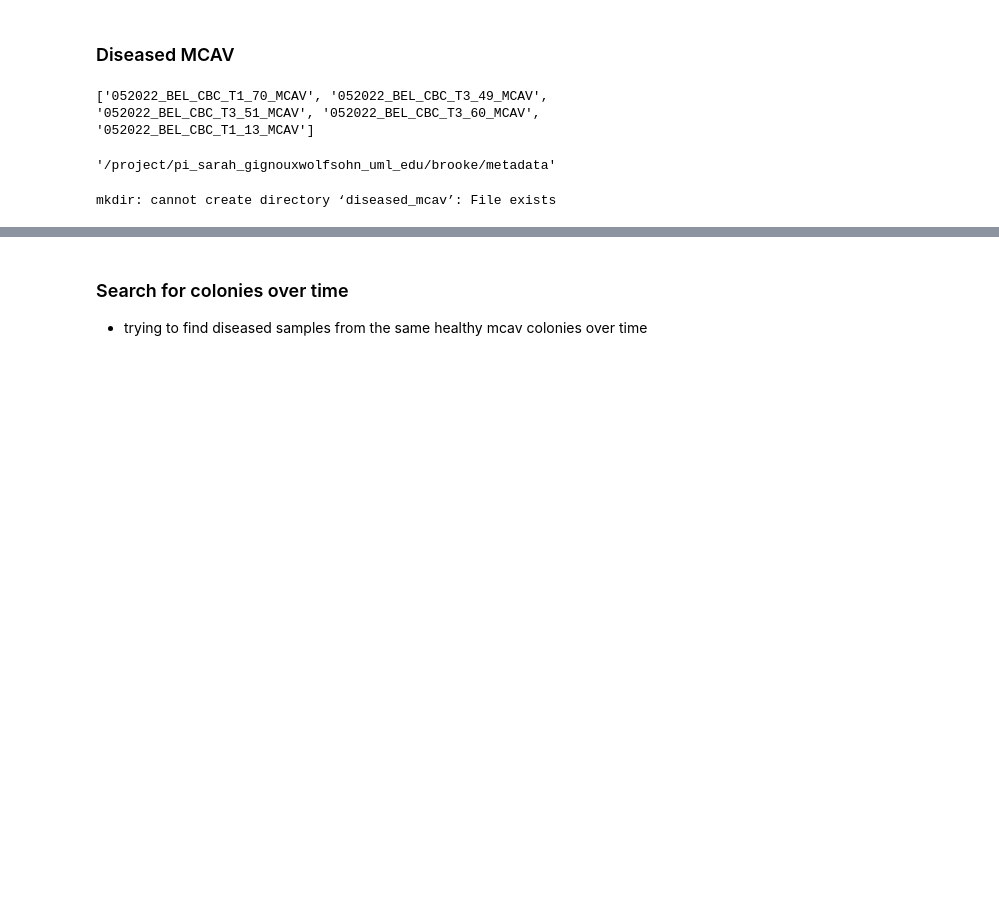
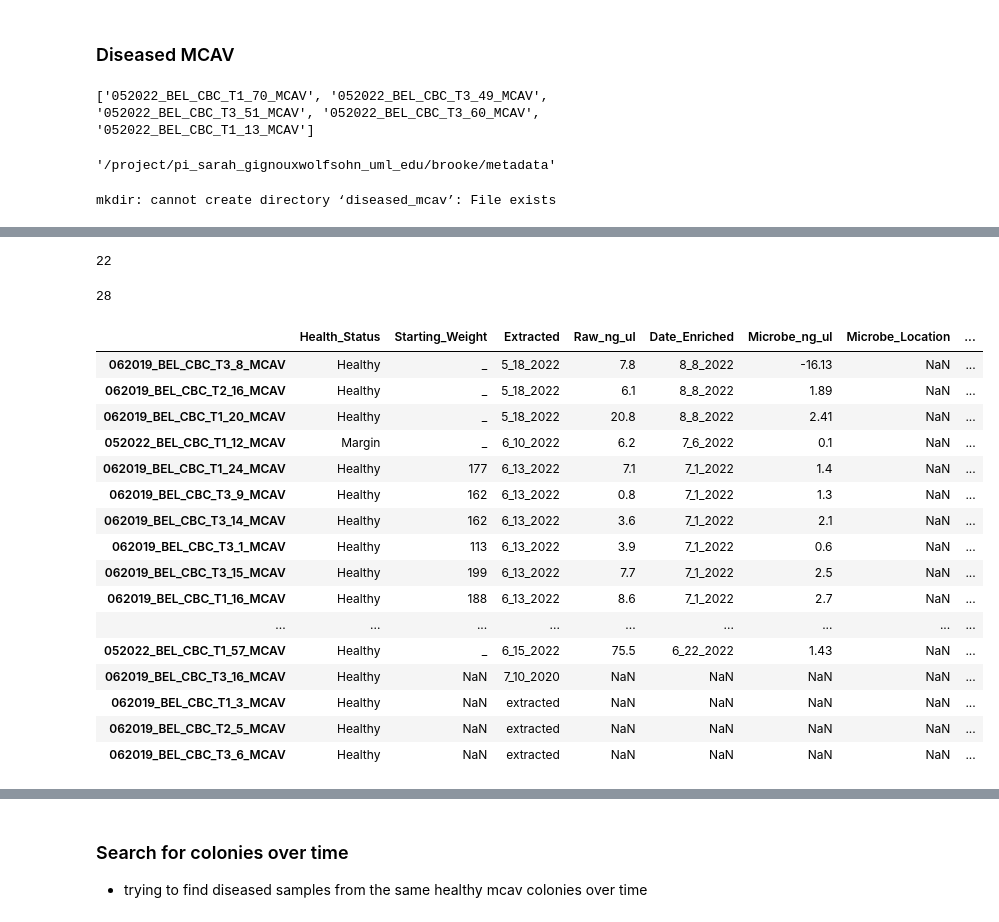
Before and after one commit to brookewicz/CBC_metagenomics, a Jupyter notebook: filtered_sample_lists.ipynb, the cells around one changed output, grey strips where cells are left out. Cells and saved outputs as stored; diff of their text form; code cells hidden in the pictures; blank space fills up the shorter version.

```diff
--- a/filtered_sample_lists.ipynb
+++ b/filtered_sample_lists.ipynb
@@ -238,0 +305,26 @@ os.chdir('/project/pi_sarah_gignouxwolfsohn_uml_edu/brooke/metadata/')
+# %%
+len(margin_MCAV)+len(disease_MCAV)+len(healthy_2019_MCAV)
+# %% [output]
+22
+# %%
+print(len(sample_data.loc[(sample_data.index.str.contains('MCAV')),:]))
+sample_data.loc[(sample_data.index.str.contains('MCAV')),:]
+# %% [output]
+28
+|  | Health_Status | Starting_Weight | Extracted | Raw_ng_ul | Date_Enriched | Microbe_ng_ul | Microbe_Location | ... |
+| 062019_BEL_CBC_T3_8_MCAV | Healthy | _ | 5_18_2022 | 7.8 | 8_8_2022 | -16.13 | NaN | ... |
+| 062019_BEL_CBC_T2_16_MCAV | Healthy | _ | 5_18_2022 | 6.1 | 8_8_2022 | 1.89 | NaN | ... |
+| 062019_BEL_CBC_T1_20_MCAV | Healthy | _ | 5_18_2022 | 20.8 | 8_8_2022 | 2.41 | NaN | ... |
+| 052022_BEL_CBC_T1_12_MCAV | Margin | _ | 6_10_2022 | 6.2 | 7_6_2022 | 0.1 | NaN | ... |
+| 062019_BEL_CBC_T1_24_MCAV | Healthy | 177 | 6_13_2022 | 7.1 | 7_1_2022 | 1.4 | NaN | ... |
+| 062019_BEL_CBC_T3_9_MCAV | Healthy | 162 | 6_13_2022 | 0.8 | 7_1_2022 | 1.3 | NaN | ... |
+| 062019_BEL_CBC_T3_14_MCAV | Healthy | 162 | 6_13_2022 | 3.6 | 7_1_2022 | 2.1 | NaN | ... |
+| 062019_BEL_CBC_T3_1_MCAV | Healthy | 113 | 6_13_2022 | 3.9 | 7_1_2022 | 0.6 | NaN | ... |
+| 062019_BEL_CBC_T3_15_MCAV | Healthy | 199 | 6_13_2022 | 7.7 | 7_1_2022 | 2.5 | NaN | ... |
+| 062019_BEL_CBC_T1_16_MCAV | Healthy | 188 | 6_13_2022 | 8.6 | 7_1_2022 | 2.7 | NaN | ... |
+| ... | ... | ... | ... | ... | ... | ... | ... | ... |
+| 052022_BEL_CBC_T1_57_MCAV | Healthy | _ | 6_15_2022 | 75.5 | 6_22_2022 | 1.43 | NaN | ... |
+| 062019_BEL_CBC_T3_16_MCAV | Healthy | NaN | 7_10_2020 | NaN | NaN | NaN | NaN | ... |
+| 062019_BEL_CBC_T1_3_MCAV | Healthy | NaN | extracted | NaN | NaN | NaN | NaN | ... |
+| 062019_BEL_CBC_T2_5_MCAV | Healthy | NaN | extracted | NaN | NaN | NaN | NaN | ... |
+| 062019_BEL_CBC_T3_6_MCAV | Healthy | NaN | extracted | NaN | NaN | NaN | NaN | ... |
```
Also changed, not shown: parts of 24 cells of this notebook.
